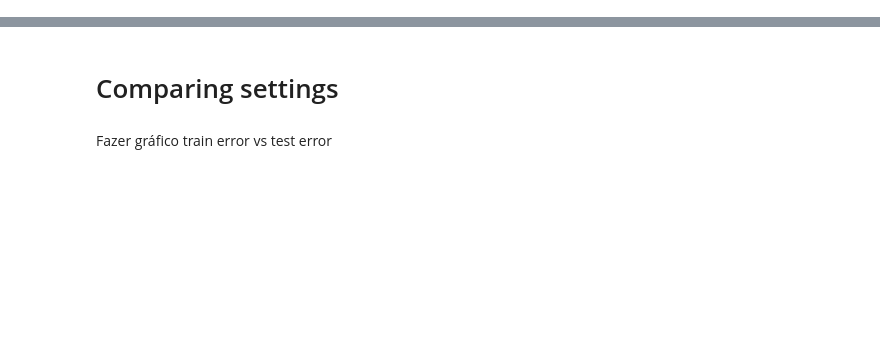
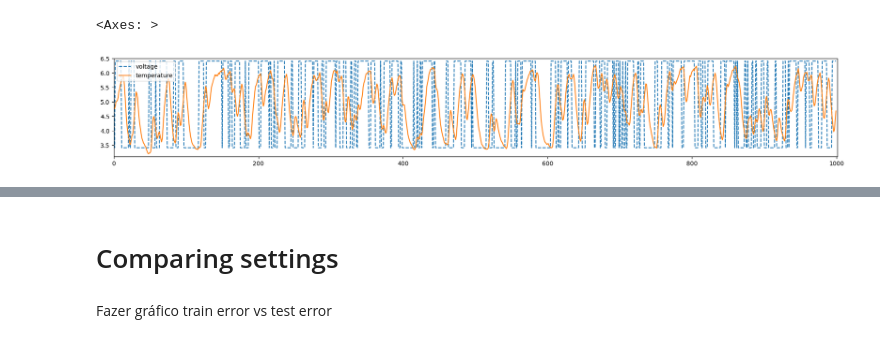
Before and after one commit to c-radicallis/Sis_Inteligentes_1st_Assignment, a Jupyter notebook: hairdryer_notebook.ipynb, the cells around one changed output, grey strips where cells are left out. Saved outputs shown, nothing was run; the diff lists cells and outputs as text; code cells hidden in the pictures; blank space fills up the shorter version.

```diff
--- a/hairdryer_notebook.ipynb
+++ b/hairdryer_notebook.ipynb
@@ -22,5 +22,8 @@ data = read_csv('data/hairdryer.csv')
 # %%
 var_names = data.columns[0:-1]
 # %%
-#data.plot(figsize=(22,3) , xlim=(0,1001) , ylim=(3.1 , 6.5) , style=['--','-'])
+data.plot(figsize=(22,3) , xlim=(0,1001) , ylim=(3.1 , 6.5) , style=['--','-'])
+# %% [output]
+<Axes: >
+[figure, added]
 # %%
```
Also changed, not shown: parts of 10 cells of this notebook.
